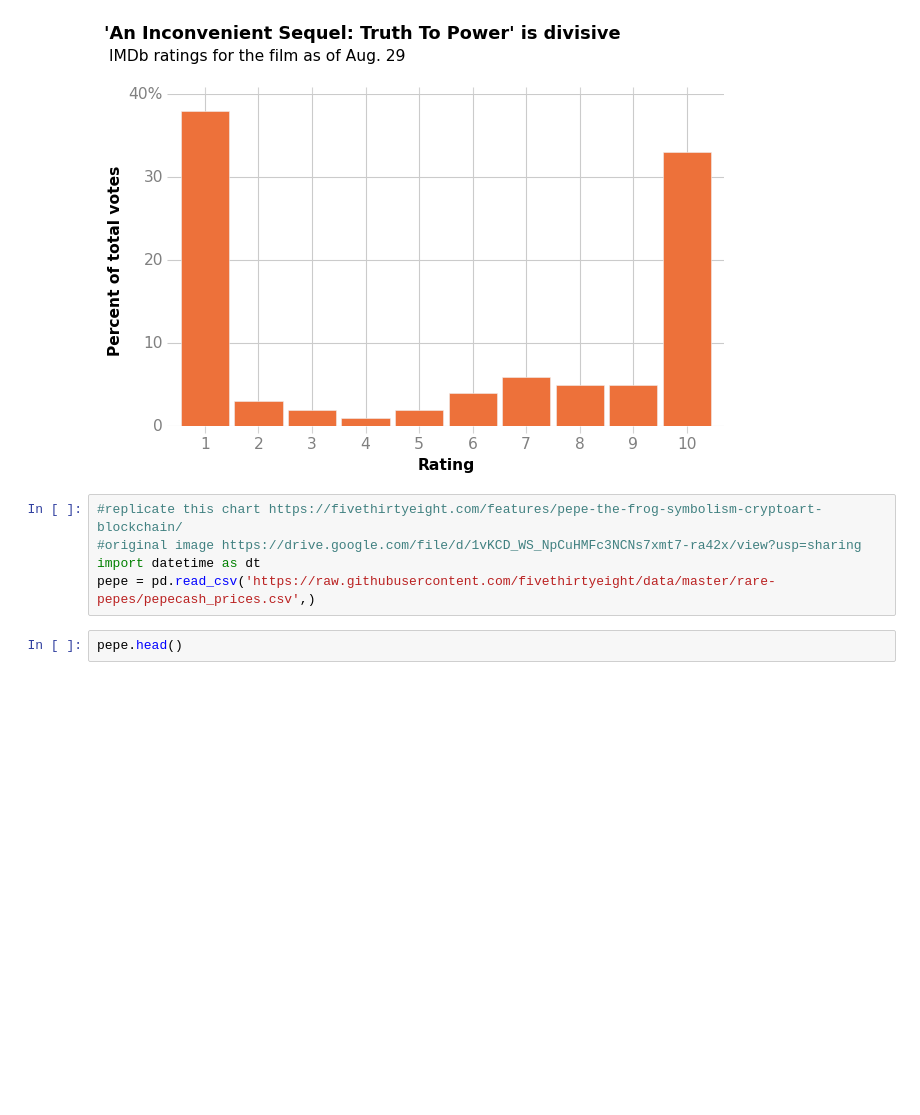
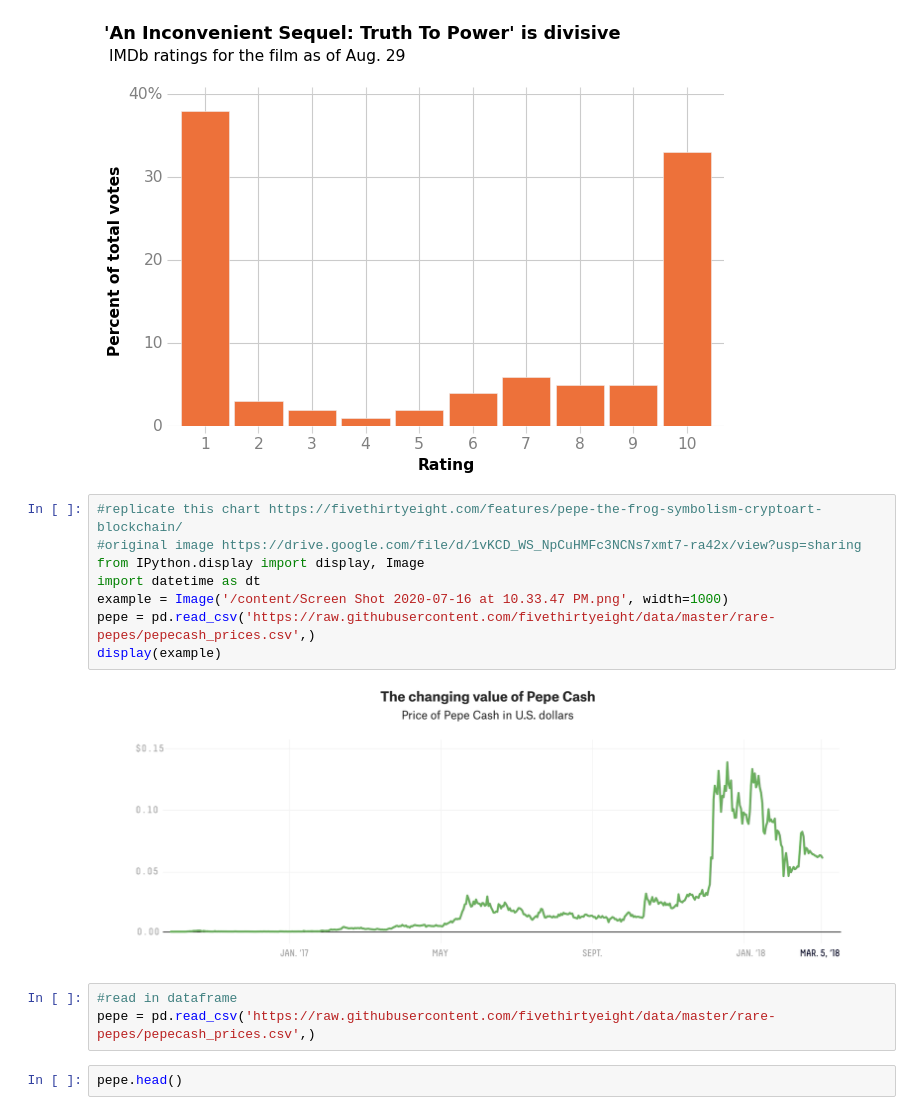
Before and after one commit to JoshuaHaga/DS-Unit-1-Sprint-1-Data-Wrangling-and-Storytelling, a Jupyter notebook: module4-make-explanatory-visualizations/LS_DS_114_Make_Explanatory_Visualizations_Assignment.ipynb, the cells around one changed output. Cells and saved outputs as stored; diff of their text form; blank space fills up the shorter version.

```diff
--- a/module4-make-explanatory-visualizations/LS_DS_114_Make_Explanatory_Visualizations_Assignment.ipynb
+++ b/module4-make-explanatory-visualizations/LS_DS_114_Make_Explanatory_Visualizations_Assignment.ipynb
@@ -95,8 +95,16 @@ ax.set_yticks(range(0,50,10));
 # %%
 #replicate this chart https://fivethirtyeight.com/features/pepe-the-frog-symbolism-cryptoart-blockchain/
 #original image https://drive.google.com/file/d/1vKCD_WS_NpCuHMFc3NCNs7xmt7-ra42x/view?usp=sharing
+from IPython.display import display, Image
 import datetime as dt
+example = Image('/content/Screen Shot 2020-07-16 at 10.33.47 PM.png', width=1000)
 pepe = pd.read_csv('https://raw.githubusercontent.com/fivethirtyeight/data/master/rare-pepes/pepecash_prices.csv',)
+display(example)
+# %% [output]
+[figure, added]
+# %%
+#read in dataframe
+pepe = pd.read_csv('https://raw.githubusercontent.com/fivethirtyeight/data/master/rare-pepes/pepecash_prices.csv',)
 # %%
 pepe.head()
 # %% [output]
```
Also changed, not shown: parts of 3 cells of this notebook.
